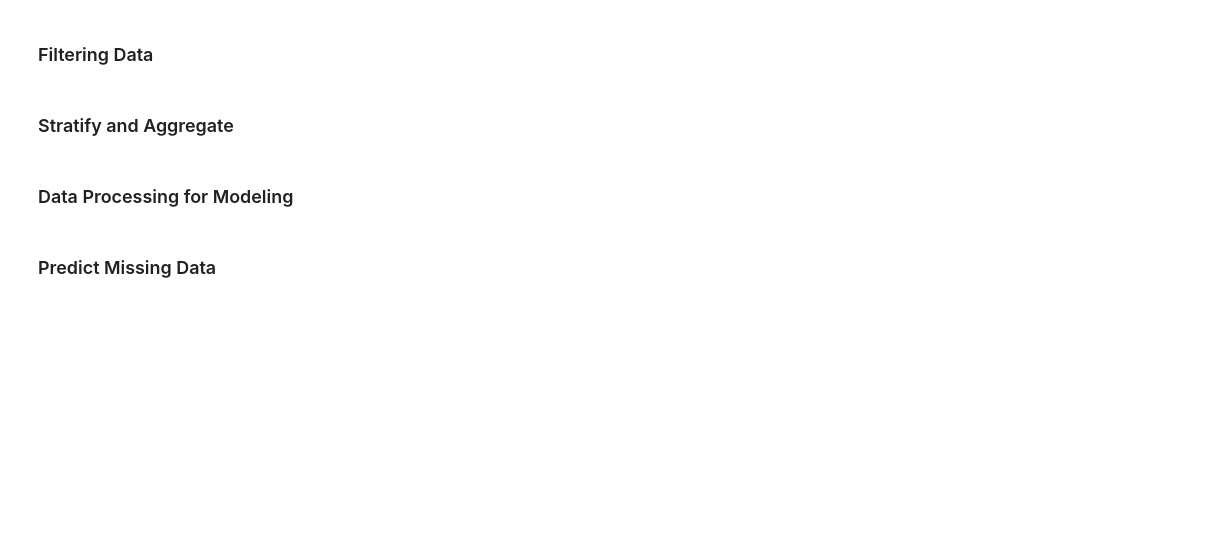
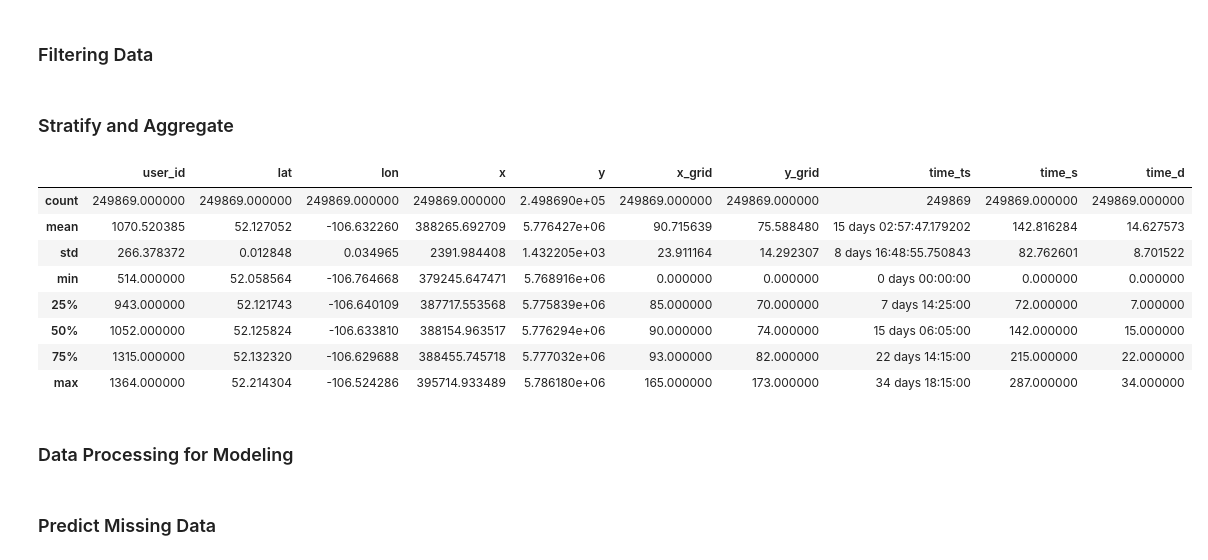
Before and after one commit to ajal8/DP_Project, a Jupyter notebook: Data_Prepration.ipynb, the cells around one changed output. Drawn from its saved outputs; the diff is of its cells as text; code cells hidden in the pictures; blank space fills up the shorter version.

```diff
--- a/Data_Prepration.ipynb
+++ b/Data_Prepration.ipynb
@@ -151,6 +151,18 @@ gps_data_time['time_ts'] = gps_data_time['record_time'] - gps_data_time['start']
 # make row and col number in matrix by creating 5 minutes span and a day as a new row
 gps_data_time['time_s'] = gps_data_time['time_ts'].apply(lambda x: x.seconds/300)
 gps_data_time['time_d'] = gps_data_time['time_ts'].apply(lambda x: x.days)
+# %%
+gps_data_time.describe()
+# %% [output]
+|  | user_id | lat | lon | x | y | x_grid | y_grid | time_ts | time_s | time_d |
+| count | 249869.000000 | 249869.000000 | 249869.000000 | 249869.000000 | 2.498690e+05 | 249869.000000 | 249869.000000 | 249869 | 249869.000000 | 249869.000000 |
+| mean | 1070.520385 | 52.127052 | -106.632260 | 388265.692709 | 5.776427e+06 | 90.715639 | 75.588480 | 15 days 02:57:47.179202 | 142.816284 | 14.627573 |
+| std | 266.378372 | 0.012848 | 0.034965 | 2391.984408 | 1.432205e+03 | 23.911164 | 14.292307 | 8 days 16:48:55.750843 | 82.762601 | 8.701522 |
+| min | 514.000000 | 52.058564 | -106.764668 | 379245.647471 | 5.768916e+06 | 0.000000 | 0.000000 | 0 days 00:00:00 | 0.000000 | 0.000000 |
+| 25% | 943.000000 | 52.121743 | -106.640109 | 387717.553568 | 5.775839e+06 | 85.000000 | 70.000000 | 7 days 14:25:00 | 72.000000 | 7.000000 |
+| 50% | 1052.000000 | 52.125824 | -106.633810 | 388154.963517 | 5.776294e+06 | 90.000000 | 74.000000 | 15 days 06:05:00 | 142.000000 | 15.000000 |
+| 75% | 1315.000000 | 52.132320 | -106.629688 | 388455.745718 | 5.777032e+06 | 93.000000 | 82.000000 | 22 days 14:15:00 | 215.000000 | 22.000000 |
+| max | 1364.000000 | 52.214304 | -106.524286 | 395714.933489 | 5.786180e+06 | 165.000000 | 173.000000 | 34 days 18:15:00 | 287.000000 | 34.000000 |
 # %% [markdown]
 ### Data Processing for Modeling
 # %%
```
Also changed, not shown: parts of 3 cells of this notebook.
